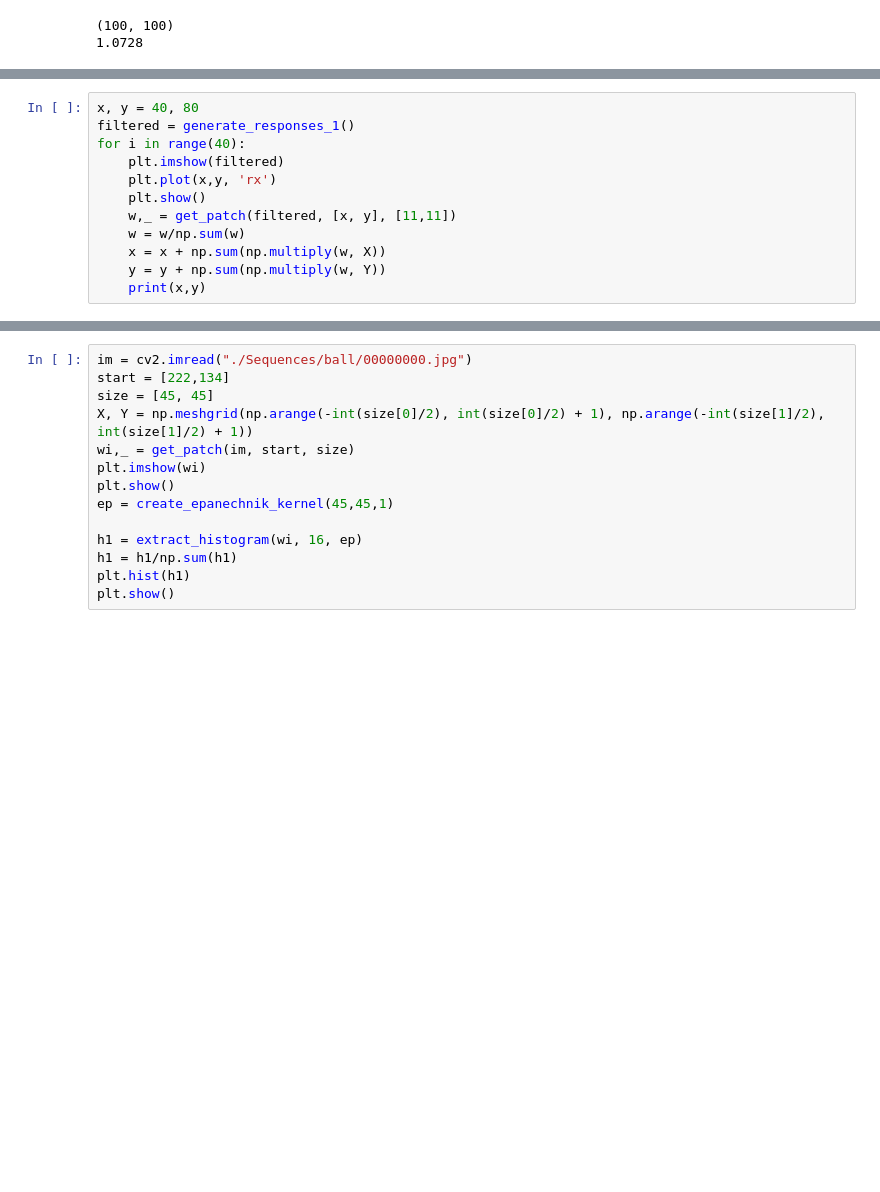
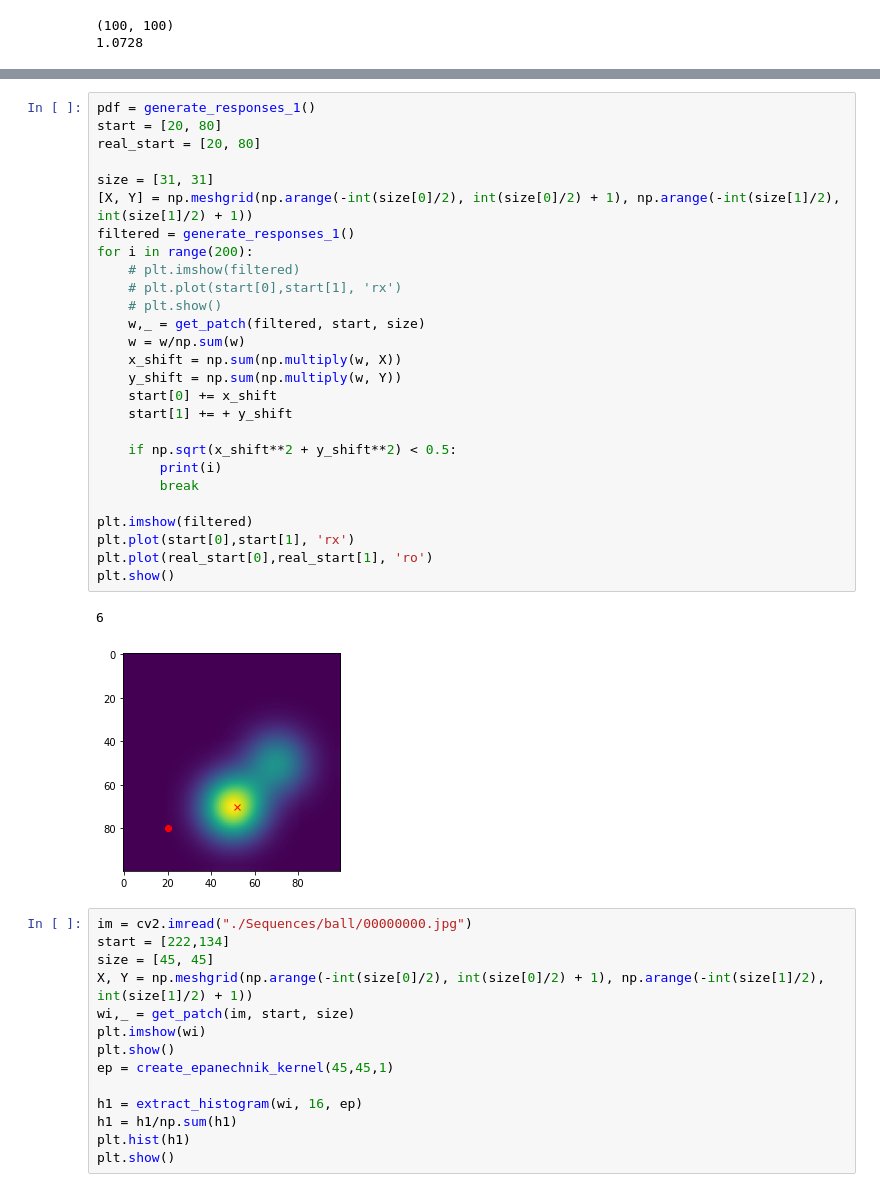
Before and after one commit to matemato/Advanced-computer-vision, a Jupyter notebook: Assignments/2/test.ipynb, the cells around one changed output, grey strips where cells are left out. Saved outputs shown, nothing was run; the diff lists cells and outputs as text; blank space fills up the shorter version.

```diff
--- a/Assignments/2/test.ipynb
+++ b/Assignments/2/test.ipynb
@@ -56,12 +37,0 @@ array([[-5, -5, -5, -5, -5, -5, -5, -5, -5, -5, -5],
-# %%
-x, y = 40, 80
-filtered = generate_responses_1()
-for i in range(40):
-    plt.imshow(filtered)
-    plt.plot(x,y, 'rx')
-    plt.show()
-    w,_ = get_patch(filtered, [x, y], [11,11])
-    w = w/np.sum(w)
-    x = x + np.sum(np.multiply(w, X))
-    y = y + np.sum(np.multiply(w, Y))
-    print(x,y)
@@ -82,3 +38,33 @@ for i in range(40):
+# %%
+pdf = generate_responses_1()
+start = [20, 80]
+real_start = [20, 80]
+
+size = [31, 31]
+[X, Y] = np.meshgrid(np.arange(-int(size[0]/2), int(size[0]/2) + 1), np.arange(-int(size[1]/2), int(size[1]/2) + 1))
+filtered = generate_responses_1()
+for i in range(200):
+    # plt.imshow(filtered)
+    # plt.plot(start[0],start[1], 'rx')
+    # plt.show()
+    w,_ = get_patch(filtered, start, size)
+    w = w/np.sum(w)
+    x_shift = np.sum(np.multiply(w, X))
+    y_shift = np.sum(np.multiply(w, Y))
+    start[0] += x_shift
+    start[1] += + y_shift
+
+    if np.sqrt(x_shift**2 + y_shift**2) < 0.5:
+        print(i)
+        break
+
+plt.imshow(filtered)
+plt.plot(start[0],start[1], 'rx')
+plt.plot(real_start[0],real_start[1], 'ro')
+plt.show()
+# %% [output]
+6
+[figure, added]
 # %%
 im = cv2.imread("./Sequences/ball/00000000.jpg")
 start = [222,134]
```
Also changed, not shown: parts of 2 cells of this notebook, 18 other files.
